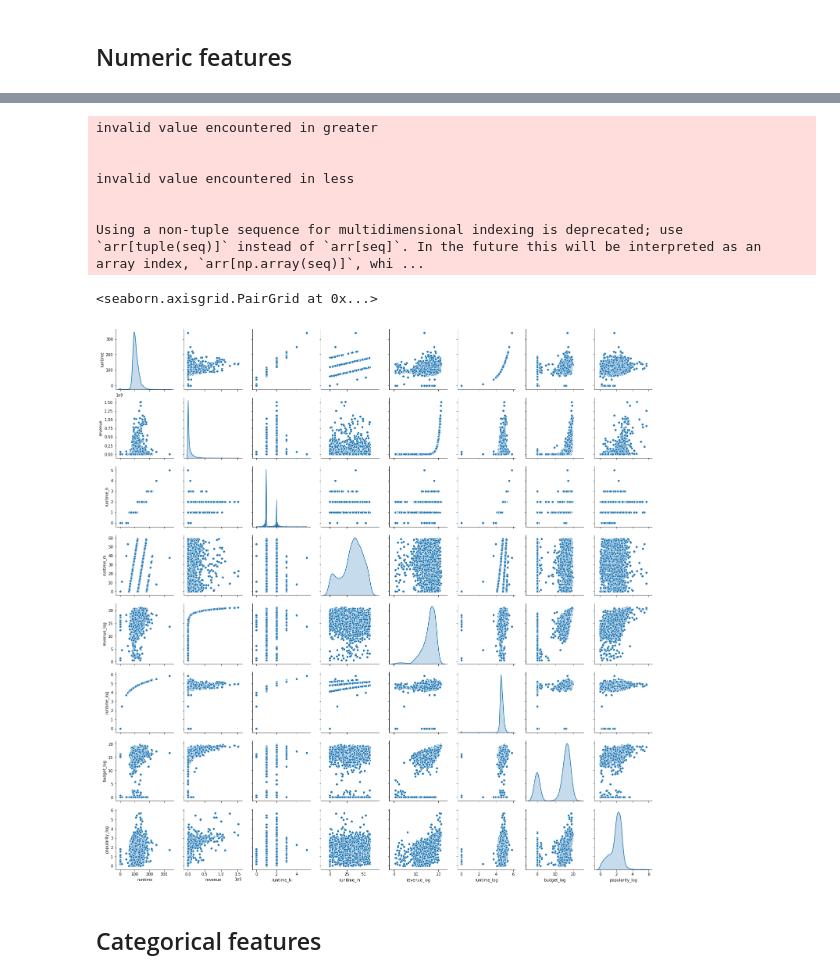
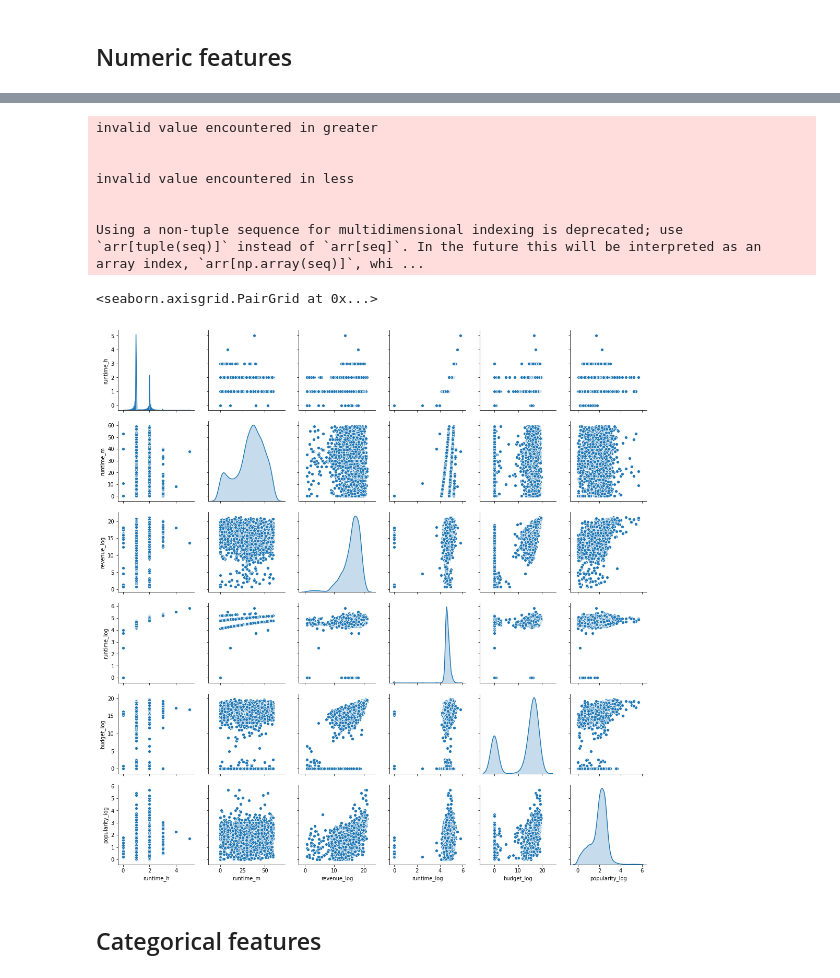
Before and after one commit to jjone36/tmdb, a Jupyter notebook: 02_eda.ipynb, the cells around one changed output, grey strips where cells are left out. Cells and saved outputs as stored; diff of their text form; code cells hidden in the pictures.

```diff
--- a/02_eda.ipynb
+++ b/02_eda.ipynb
@@ -32,17 +32,17 @@ tr_num.describe()
 | 75% | 2250.250000 | 3.000000e+07 | 10.890983 | 118.000000 | 6.877599e+07 | 1.000000 | 45.000000 | 18.046365 | 4.779123 | ... |
 | max | 3000.000000 | 3.800000e+08 | 294.337037 | 338.000000 | 1.519558e+09 | 5.000000 | 59.000000 | 21.141685 | 5.826000 | ... |
 # %%
-sns.pairplot(tr_num.iloc[:, 3:11], diag_kind = 'kde')
+sns.pairplot(tr_num.iloc[:, 5:11], diag_kind = 'kde')
 # %% [output]
 invalid value encountered in greater
 
 
 invalid value encountered in less
 
 
 Using a non-tuple sequence for multidimensional indexing is deprecated; use `arr[tuple(seq)]` instead of `arr[seq]`. In the future this will be interpreted as an array index, `arr[np.array(seq)]`, whi ...
 <seaborn.axisgrid.PairGrid at 0x...>
-[figure, old version]
+[figure, new version]
 # %% [markdown]
 ## Categorical features
 # %% [markdown]
```
Also changed, not shown: parts of 38 cells of this notebook, 4 other files.
